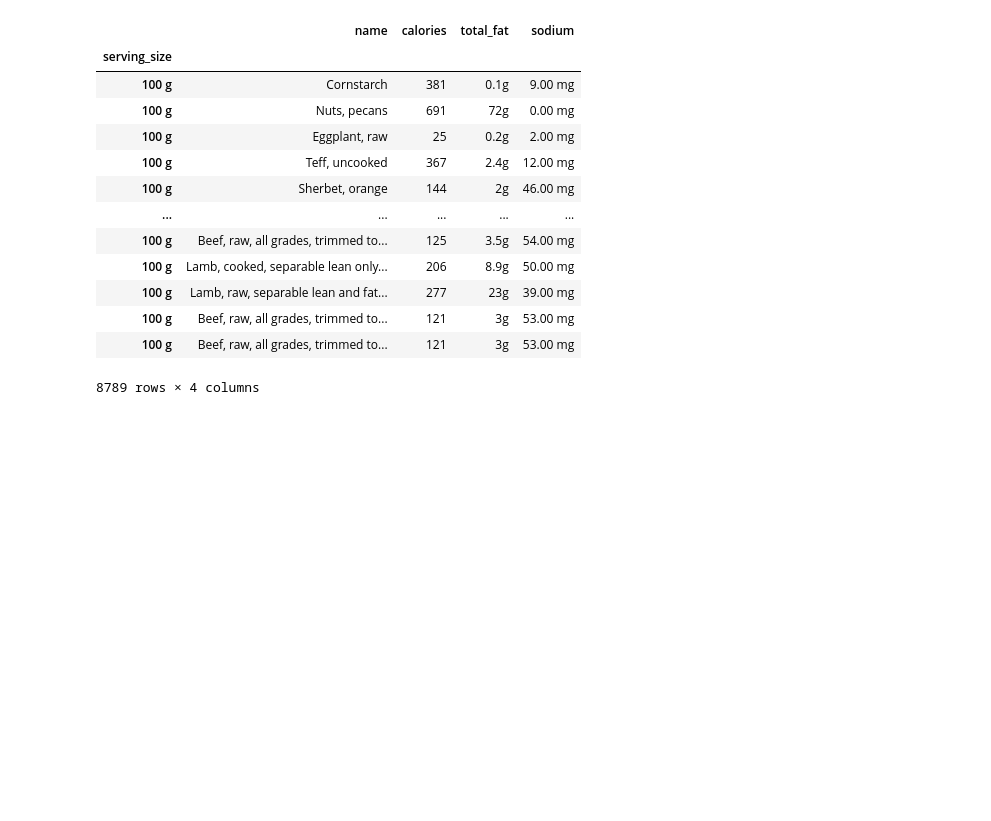
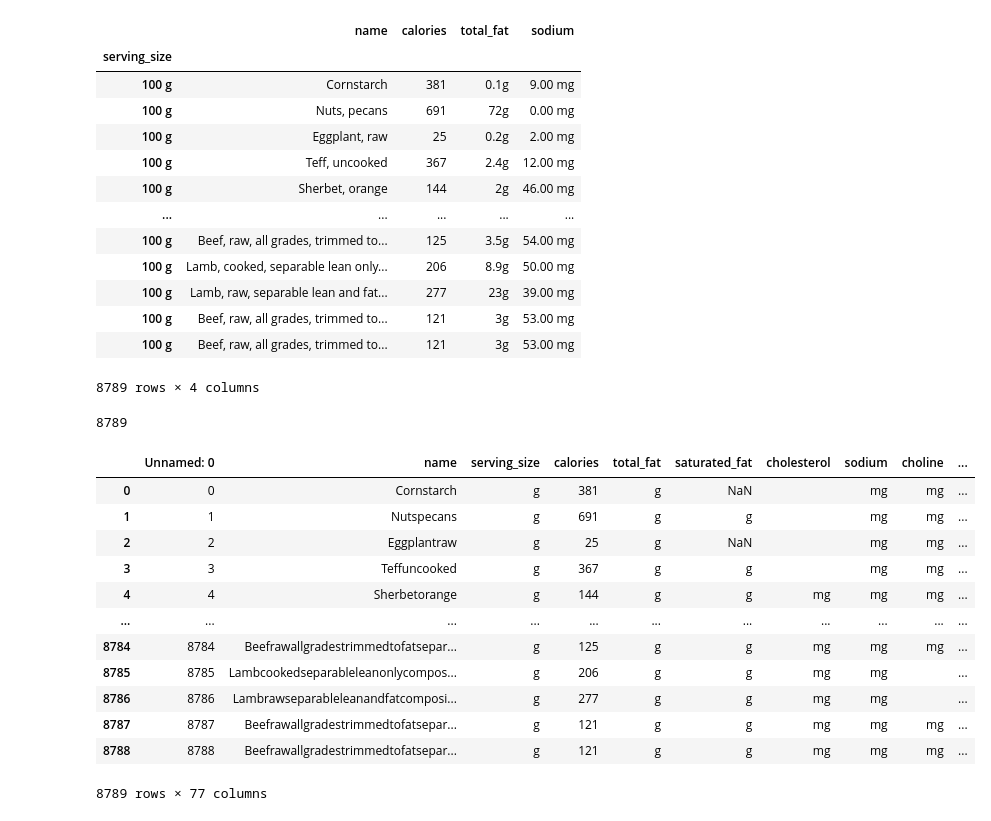
Before and after one commit to junio-firmino/Aprendizado_python, a Jupyter notebook: nutrition.ipynb, the cells around one changed output. Cells and saved outputs as stored; diff of their text form; code cells hidden in the pictures; blank space fills up the shorter version.

```diff
--- a/nutrition.ipynb
+++ b/nutrition.ipynb
@@ -273,3 +273,23 @@ nutrition_chosen
 | 100 g | Beef, raw, all grades, trimmed to... | 121 | 3g | 53.00 mg |
 | 100 g | Beef, raw, all grades, trimmed to... | 121 | 3g | 53.00 mg |
 8789 rows × 4 columns
+# %%
+len(nutrition.dropna(how='all',axis=0))
+# %% [output]
+8789
+# %%
+nutrition.replace('[^a-zA-Z]','',regex=True)
+# %% [output]
+|  | Unnamed: 0 | name | serving_size | calories | total_fat | saturated_fat | cholesterol | sodium | choline | ... |
+| 0 | 0 | Cornstarch | g | 381 | g | NaN |  | mg | mg | ... |
+| 1 | 1 | Nutspecans | g | 691 | g | g |  | mg | mg | ... |
+| 2 | 2 | Eggplantraw | g | 25 | g | NaN |  | mg | mg | ... |
+| 3 | 3 | Teffuncooked | g | 367 | g | g |  | mg | mg | ... |
+| 4 | 4 | Sherbetorange | g | 144 | g | g | mg | mg | mg | ... |
+| ... | ... | ... | ... | ... | ... | ... | ... | ... | ... | ... |
+| 8784 | 8784 | Beefrawallgradestrimmedtofatsepar... | g | 125 | g | g | mg | mg | mg | ... |
+| 8785 | 8785 | Lambcookedseparableleanonlycompos... | g | 206 | g | g | mg | mg |  | ... |
+| 8786 | 8786 | Lambrawseparableleanandfatcomposi... | g | 277 | g | g | mg | mg |  | ... |
+| 8787 | 8787 | Beefrawallgradestrimmedtofatsepar... | g | 121 | g | g | mg | mg | mg | ... |
+| 8788 | 8788 | Beefrawallgradestrimmedtofatsepar... | g | 121 | g | g | mg | mg | mg | ... |
+8789 rows × 77 columns
```
Also changed, not shown: parts of 1 cell of this notebook.
